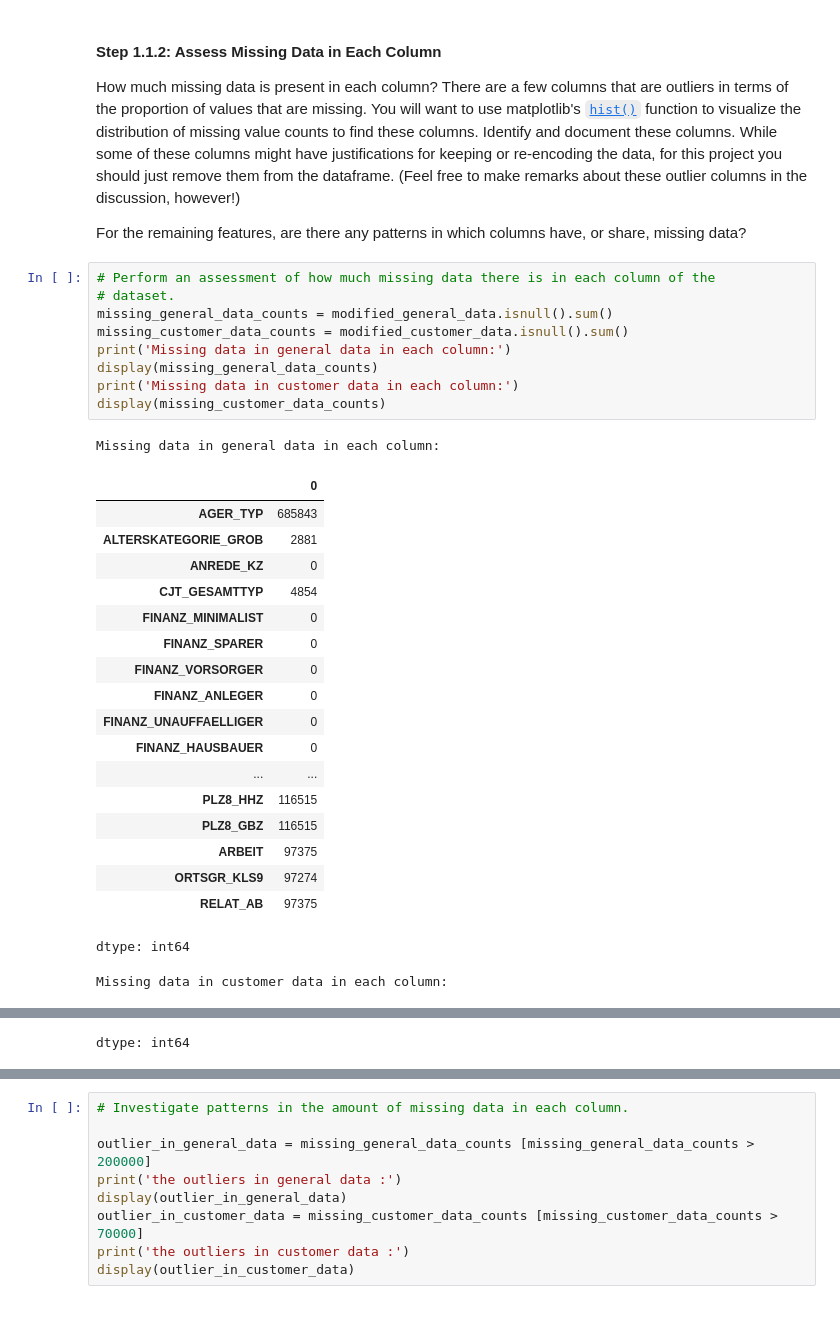
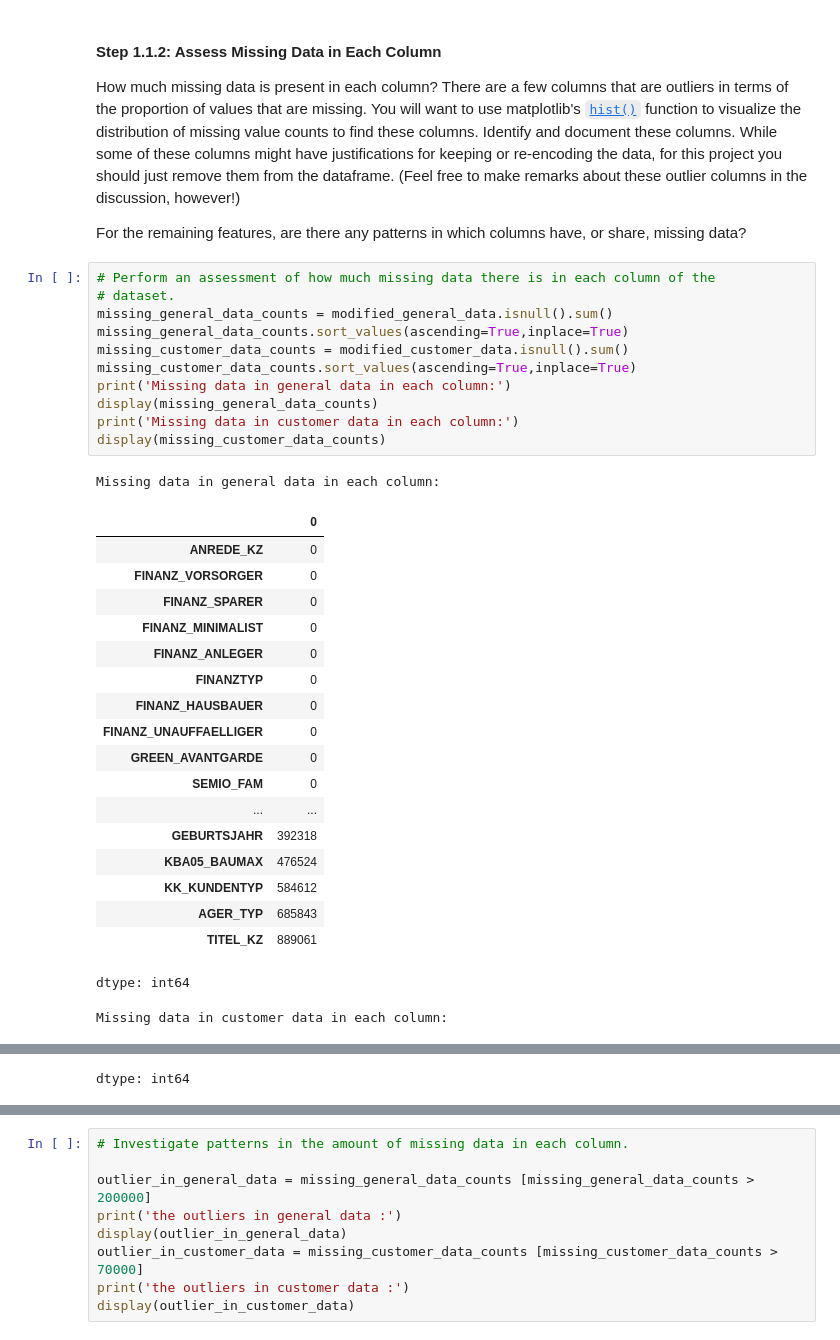
Before and after one commit to EssaAlsharif/Identify-Customer-Segments, a Jupyter notebook: Identify_Customer_Segments.ipynb, the cells around one changed output, grey strips where cells are left out. Cells and saved outputs as stored; diff of their text form.

```diff
--- a/Identify_Customer_Segments.ipynb
+++ b/Identify_Customer_Segments.ipynb
@@ -304,31 +309,33 @@ For the remaining features, are there any patterns in which columns have, or sha
 # %%
 # Perform an assessment of how much missing data there is in each column of the
 # dataset.
 missing_general_data_counts = modified_general_data.isnull().sum()
+missing_general_data_counts.sort_values(ascending=True,inplace=True)
 missing_customer_data_counts = modified_customer_data.isnull().sum()
+missing_customer_data_counts.sort_values(ascending=True,inplace=True)
 print('Missing data in general data in each column:')
 display(missing_general_data_counts)
 print('Missing data in customer data in each column:')
 display(missing_customer_data_counts)
 # %% [output]
 Missing data in general data in each column:
 |  | 0 |
+| ANREDE_KZ | 0 |
+| FINANZ_VORSORGER | 0 |
+| FINANZ_SPARER | 0 |
+| FINANZ_MINIMALIST | 0 |
+| FINANZ_ANLEGER | 0 |
+| FINANZTYP | 0 |
+| FINANZ_HAUSBAUER | 0 |
+| FINANZ_UNAUFFAELLIGER | 0 |
+| GREEN_AVANTGARDE | 0 |
+| SEMIO_FAM | 0 |
+| ... | ... |
+| GEBURTSJAHR | 392318 |
+| KBA05_BAUMAX | 476524 |
+| KK_KUNDENTYP | 584612 |
 | AGER_TYP | 685843 |
-| ALTERSKATEGORIE_GROB | 2881 |
-| ANREDE_KZ | 0 |
-| CJT_GESAMTTYP | 4854 |
-| FINANZ_MINIMALIST | 0 |
-| FINANZ_SPARER | 0 |
-| FINANZ_VORSORGER | 0 |
-| FINANZ_ANLEGER | 0 |
-| FINANZ_UNAUFFAELLIGER | 0 |
-| FINANZ_HAUSBAUER | 0 |
-| ... | ... |
-| PLZ8_HHZ | 116515 |
-| PLZ8_GBZ | 116515 |
-| ARBEIT | 97375 |
-| ORTSGR_KLS9 | 97274 |
-| RELAT_AB | 97375 |
+| TITEL_KZ | 889061 |
 dtype: int64
 Missing data in customer data in each column:
 |  | 0 |
```
Also changed, not shown: parts of 14 cells of this notebook.
